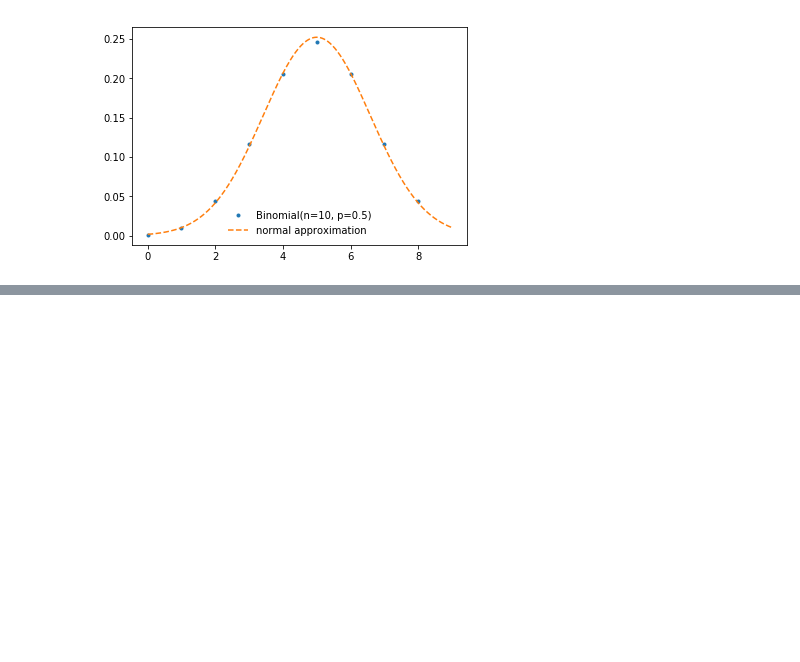
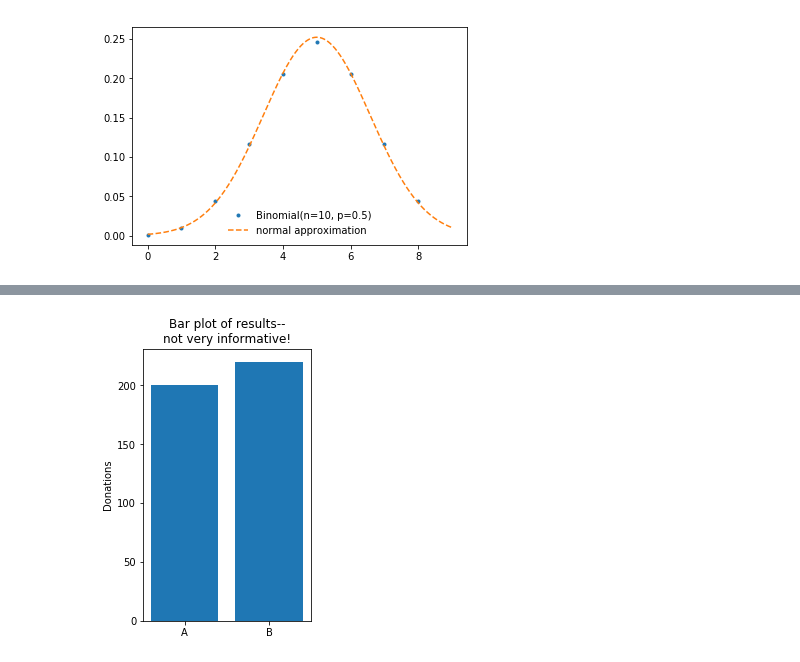
Before and after one commit to adeich/little_sci_comp_projects, a Jupyter notebook: Illustrations_for_AB_article/Illustrations_for-AB-article.ipynb, the cells around one changed output, grey strips where cells are left out. Saved outputs shown, nothing was run; the diff lists cells and outputs as text; code cells hidden in the pictures; blank space fills up the shorter version.

```diff
--- a/Illustrations_for_AB_article/Illustrations_for-AB-article.ipynb
+++ b/Illustrations_for_AB_article/Illustrations_for-AB-article.ipynb
@@ -63,0 +206,12 @@ plt.show()
+# %%
+fig, ax = plt.subplots(1, 1)
+fig.set_figheight(5)
+fig.set_figwidth(3)
+
+ax.bar(['A', 'B'], [200, 220])
+ax.set_ylabel('Donations')
+ax.set_title('Bar plot of results--\nnot very informative!')
+plt.savefig('AB_barplot.png')
+plt.show()
+# %% [output]
+[figure, added]
```
Also changed, not shown: parts of 5 cells of this notebook, 3 other files.
